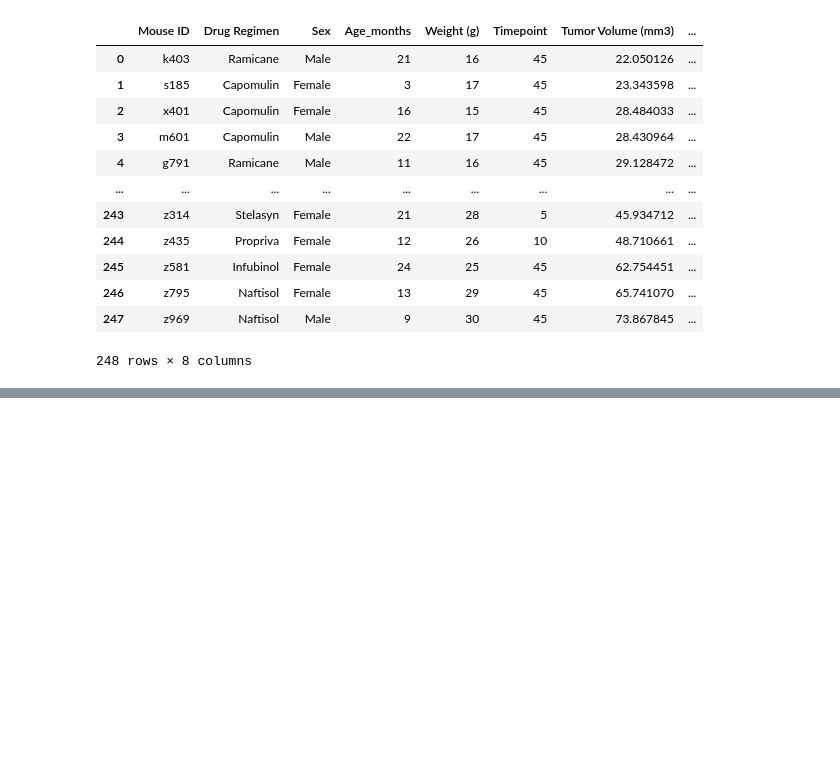
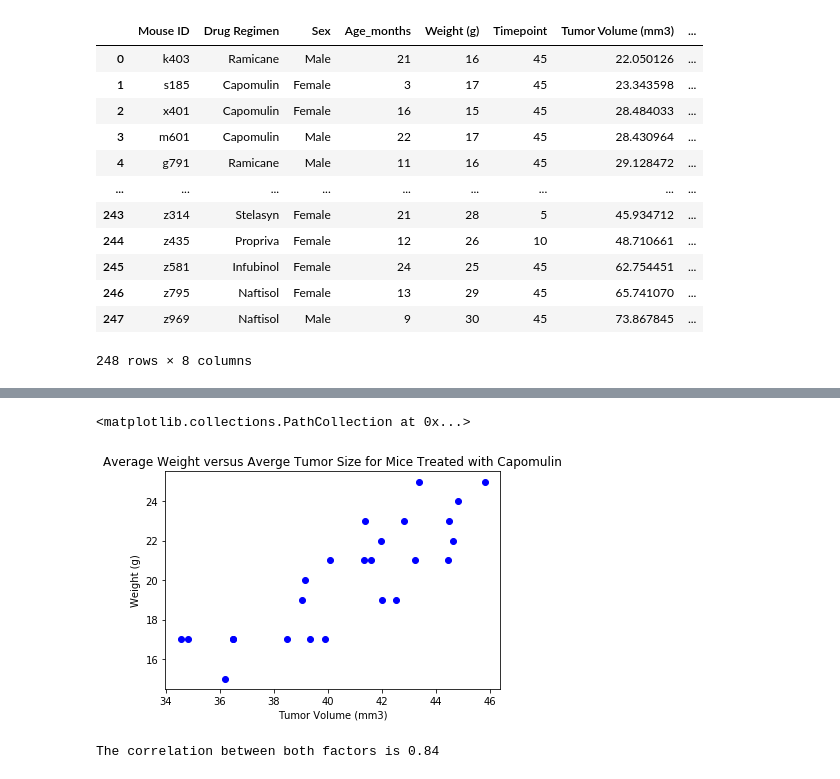
Before and after one commit to LineaFuller/Matplotlib-Challenge, a Jupyter notebook: Pymarceuticals.ipynb, the cells around one changed output, grey strips where cells are left out. Drawn from its saved outputs; the diff is of its cells as text; code cells hidden in the pictures; blank space fills up the shorter version.

```diff
--- a/Pymarceuticals.ipynb
+++ b/Pymarceuticals.ipynb
@@ -369,0 +464,26 @@ plt.show()
+# %%
+# Scatter plot: Tumor Size versus Timepoints
+
+cap_mice = clean_data[clean_data['Drug Regimen'] == 'Capomulin']
+
+cap_mice_grouped = cap_mice.groupby(['Mouse ID'])
+
+avg_tumor_size = cap_mice_grouped['Tumor Volume (mm3)'].mean()
+weight = cap_mice_grouped['Weight (g)'].mean()
+
+plt.xlabel('Tumor Volume (mm3)')
+plt.ylabel('Weight (g)')
+plt.title('Average Weight versus Averge Tumor Size for Mice Treated with Capomulin')
+plt.scatter(avg_tumor_size, weight, marker="o", facecolors="blue", edgecolors="blue")
+# %% [output]
+<matplotlib.collections.PathCollection at 0x...>
+[figure, added]
+# %%
+# Correlation Coefficient
+
+# Calculation
+correlation = st.pearsonr(avg_tumor_size,weight)
+# Print Results
+print(f"The correlation between both factors is {round(correlation[0],2)}")
+# %% [output]
+The correlation between both factors is 0.84
```
Also changed, not shown: parts of 10 cells of this notebook.
